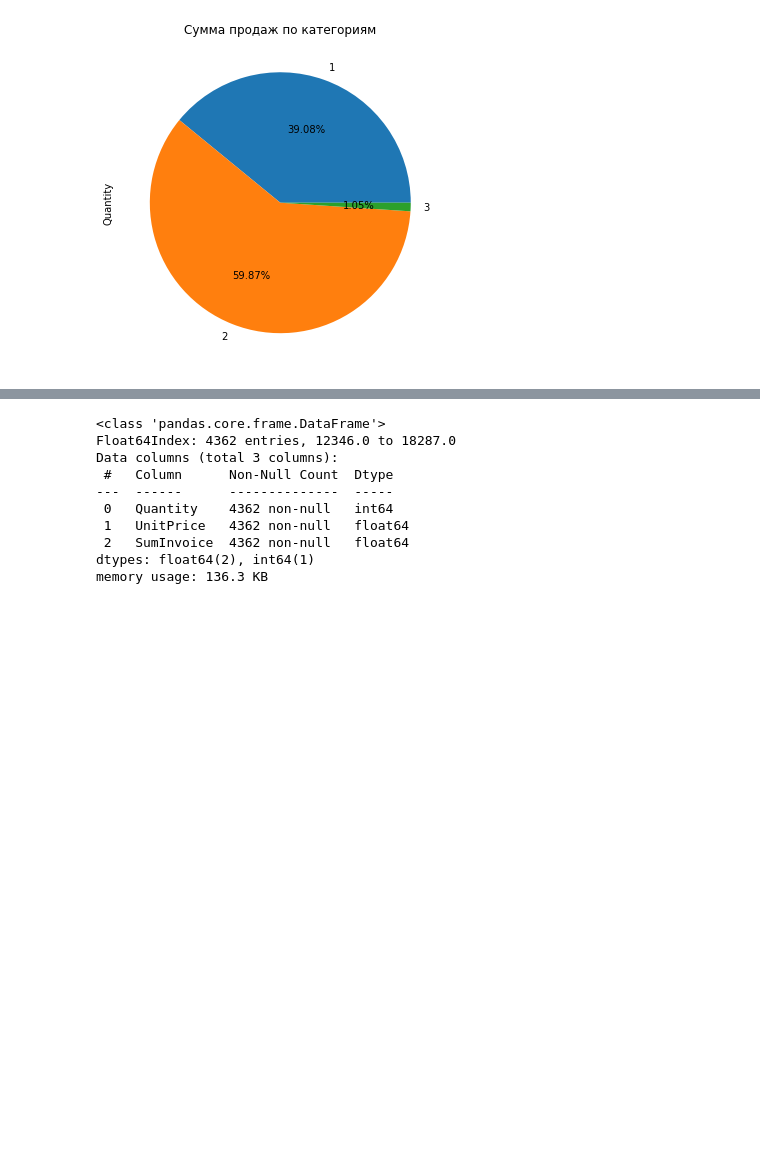
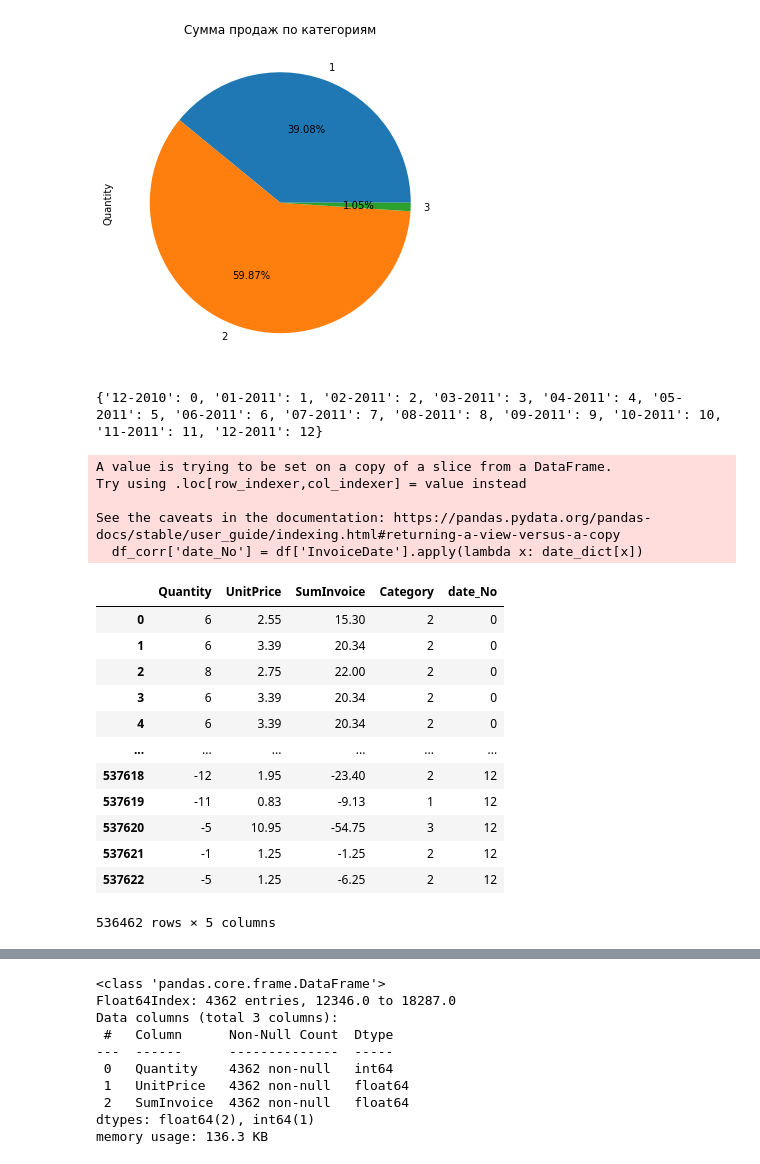
Before and after one commit to semina-lena/Eremeeva_DA-27, a Jupyter notebook: Eremeeva_DA-27.ipynb, the cells around one changed output, grey strips where cells are left out. Cells and saved outputs as stored; diff of their text form; code cells hidden in the pictures; blank space fills up the shorter version.

```diff
--- a/Eremeeva_DA-27.ipynb
+++ b/Eremeeva_DA-27.ipynb
@@ -598,3 +586,32 @@ ax = df_category.Quantity.plot(kind='pie',
                    title='Сумма продаж по категориям', autopct='%1.2f%%')
 # %% [output]
 [figure]
+# %%
+df_corr = df[['Quantity', 'UnitPrice', 'SumInvoice', 'Category']]
+date_list = df.InvoiceDate.unique().tolist()
+a = len(date_list)
+no = [i for i in range(0, a)]
+date_dict = dict(zip(date_list, no))
+print(date_dict)
+df_corr['date_No'] = df['InvoiceDate'].apply(lambda x: date_dict[x])
+df_corr
+# %% [output]
+{'12-2010': 0, '01-2011': 1, '02-2011': 2, '03-2011': 3, '04-2011': 4, '05-2011': 5, '06-2011': 6, '07-2011': 7, '08-2011': 8, '09-2011': 9, '10-2011': 10, '11-2011': 11, '12-2011': 12}
+A value is trying to be set on a copy of a slice from a DataFrame.
+Try using .loc[row_indexer,col_indexer] = value instead
+
+See the caveats in the documentation: https://pandas.pydata.org/pandas-docs/stable/user_guide/indexing.html#returning-a-view-versus-a-copy
+  df_corr['date_No'] = df['InvoiceDate'].apply(lambda x: date_dict[x])
+|  | Quantity | UnitPrice | SumInvoice | Category | date_No |
+| 0 | 6 | 2.55 | 15.30 | 2 | 0 |
+| 1 | 6 | 3.39 | 20.34 | 2 | 0 |
+| 2 | 8 | 2.75 | 22.00 | 2 | 0 |
+| 3 | 6 | 3.39 | 20.34 | 2 | 0 |
+| 4 | 6 | 3.39 | 20.34 | 2 | 0 |
+| ... | ... | ... | ... | ... | ... |
+| 537618 | -12 | 1.95 | -23.40 | 2 | 12 |
+| 537619 | -11 | 0.83 | -9.13 | 1 | 12 |
+| 537620 | -5 | 10.95 | -54.75 | 3 | 12 |
+| 537621 | -1 | 1.25 | -1.25 | 2 | 12 |
+| 537622 | -5 | 1.25 | -6.25 | 2 | 12 |
+536462 rows × 5 columns
```
Also changed, not shown: parts of 7 cells of this notebook.
